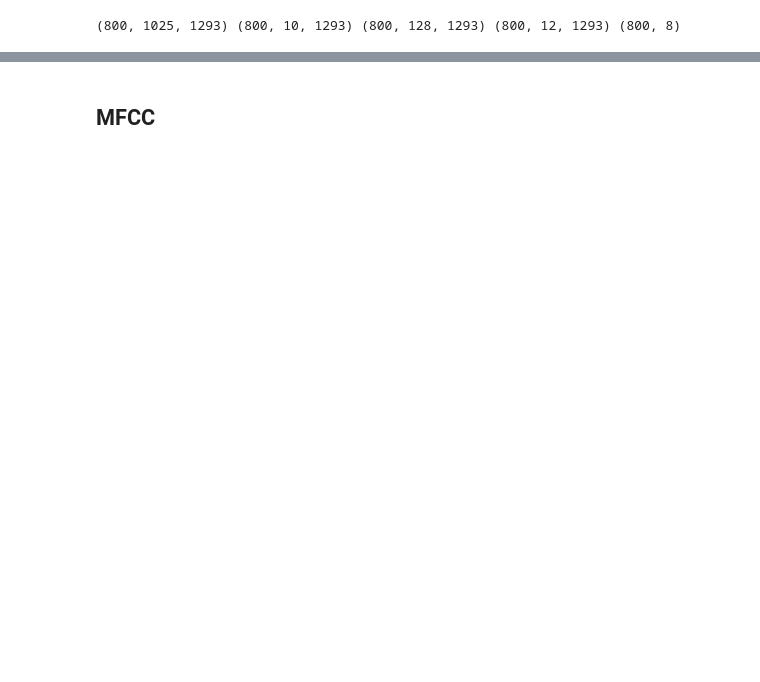
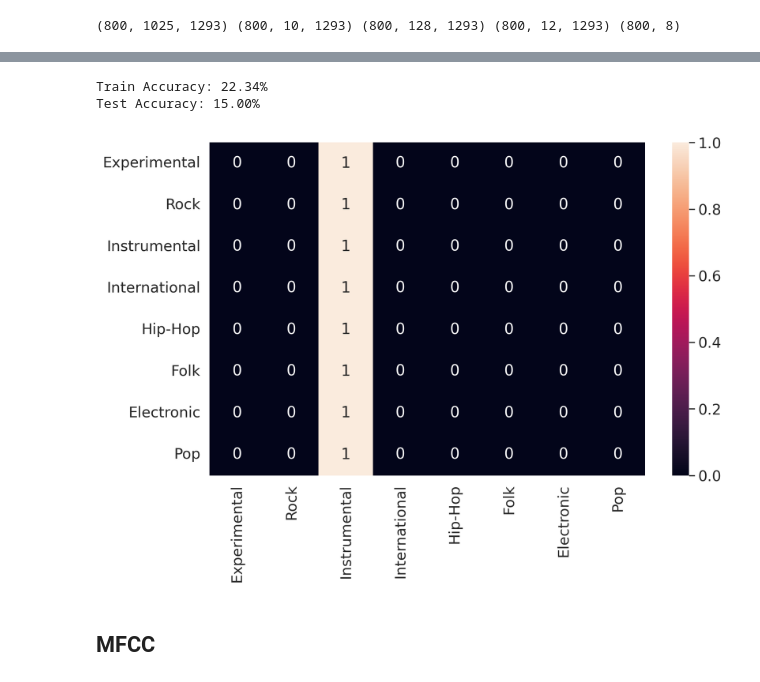
Before and after one commit to ruoyi-qiao/MusicGenreClassification, a Jupyter notebook: neural_network/cnn/model.ipynb, the cells around one changed output, grey strips where cells are left out. Cells and saved outputs as stored; diff of their text form; code cells hidden in the pictures; blank space fills up the shorter version.

```diff
--- a/neural_network/cnn/model.ipynb
+++ b/neural_network/cnn/model.ipynb
@@ -75,6 +75,8 @@ S_test_normalized /= max_vals_train.mean()
 S_train_tensor = torch.from_numpy(S_train_normalized).unsqueeze(3).permute(0, 3, 1, 2).float()
 S_test_tensor = torch.from_numpy(S_test_normalized).unsqueeze(3).permute(0, 3, 1, 2).float()
 
+y_train_tensor = torch.tensor(y_train, dtype=torch.float32)
+y_test_tensor = torch.tensor(y_test, dtype=torch.float32)
 # Create PyTorch datasets
 train_dataset = TensorDataset(S_train_tensor)
 test_dataset = TensorDataset(S_test_tensor)
@@ -260,7 +292,8 @@ from sklearn.metrics import confusion_matrix
 
 # Load the saved PyTorch model
 model = SpectrogramCNN()
-model.load_state_dict(torch.load('new_spec_model_spectrogram1.pth'))
+model.load_state_dict(torch.load('./models/new_spec_model_spectrogram1.pth'))
+
 model.eval()
 
 # Function to calculate accuracy
@@ -277,38 +310,42 @@ def to_numpy(tensor):
 
 # Evaluate on training set
 with torch.no_grad():
-    train_outputs = model(S_train)
-    train_accuracy = calculate_accuracy(train_outputs, torch.argmax(y_train, dim=1))
+    train_outputs = model(S_train_tensor)
+    train_accuracy = calculate_accuracy(train_outputs, torch.argmax(y_train_tensor, dim=1))
 
 print(f"Train Accuracy: {train_accuracy:.2f}%")
 
 # Evaluate on testing set
 with torch.no_grad():
-    test_outputs = model(S_test)
-    test_accuracy = calculate_accuracy(test_outputs, torch.argmax(y_test, dim=1))
+    test_outputs = model(S_test_tensor)
+    test_accuracy = calculate_accuracy(test_outputs, torch.argmax(y_test_tensor, dim=1))
 
 print(f"Test Accuracy: {test_accuracy:.2f}%")
 
 # Create a confusion matrix
 def plot_confusion_matrix(y_true, y_pred, class_names):
     conf_mat = confusion_matrix(y_true, y_pred, normalize='true')
     conf_mat = np.round(conf_mat, 2)
 
     conf_mat_df = pd.DataFrame(conf_mat, columns=class_names, index=class_names)
 
     plt.figure(figsize=(10, 7), dpi=200)
     sn.set(font_scale=1.4)
     sn.heatmap(conf_mat_df, annot=True, annot_kws={"size": 16})  # font size
     plt.tight_layout()
     plt.savefig(os.getcwd() + "/new_spec_conf_mat1.png")
 
 # Convert predictions and labels to numpy arrays
-y_true_numpy = to_numpy(torch.argmax(y_test, dim=1))
+y_true_numpy = to_numpy(torch.argmax(y_test_tensor, dim=1))
 y_pred_numpy = to_numpy(torch.argmax(test_outputs, dim=1))
 
 # Plot the confusion matrix
 class_names = ['Experimental', 'Rock', 'Instrumental', 'International', 'Hip-Hop', 'Folk', 'Electronic', 'Pop']
 plot_confusion_matrix(y_true_numpy, y_pred_numpy, class_names)
+# %% [output]
+Train Accuracy: 22.34%
+Test Accuracy: 15.00%
+[figure, added]
 # %%
 import torch
 import torch.nn as nn
```
Also changed, not shown: parts of 6 cells of this notebook, 3 other files.
